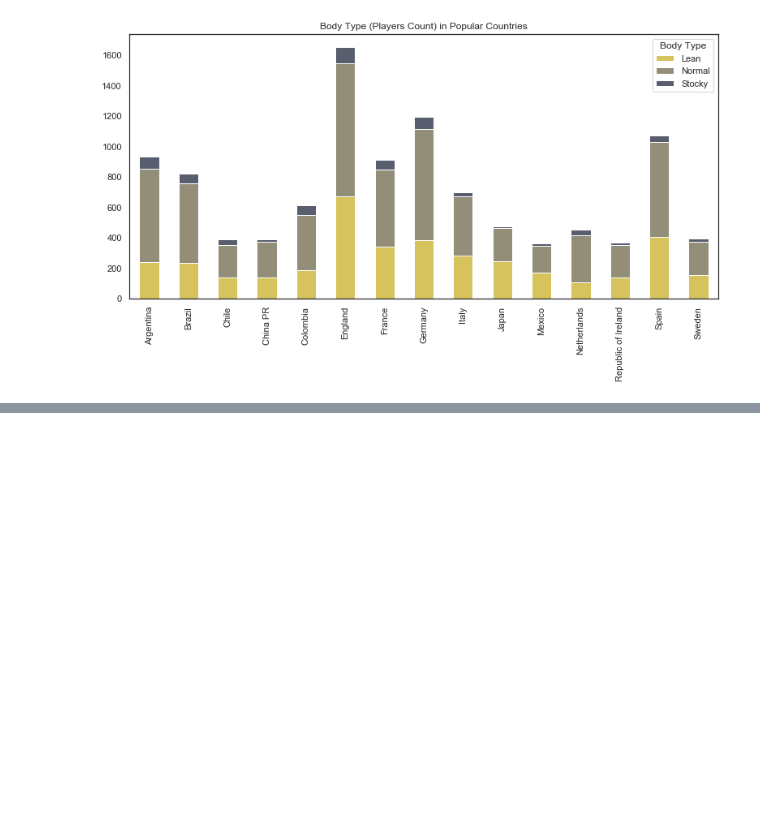
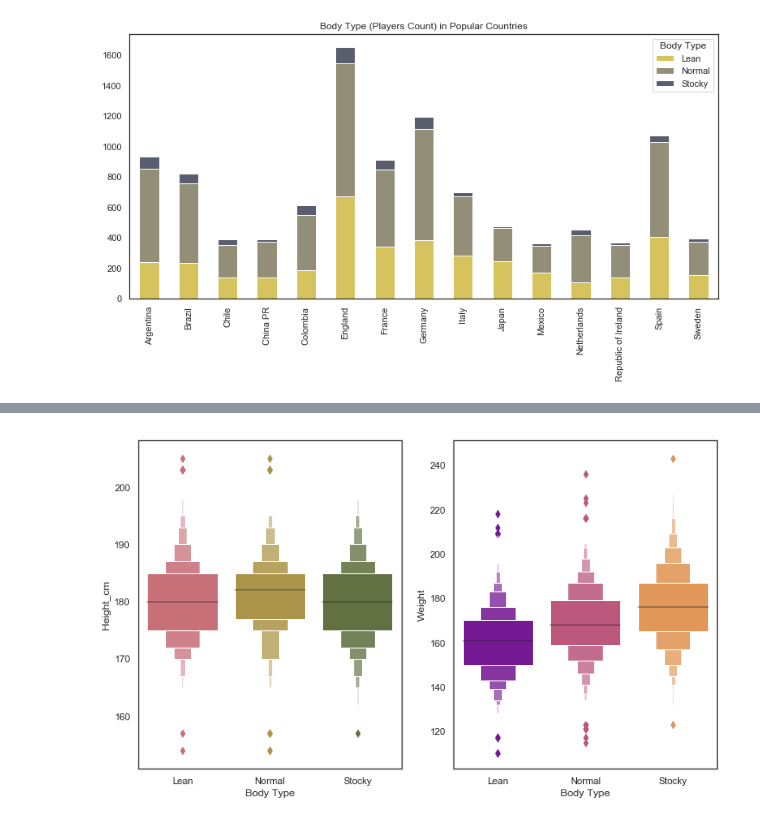
Before and after one commit to JakubPluta/EDA-ML, a Jupyter notebook: Fifa 19 Overall EDA.ipynb, the cells around one changed output, grey strips where cells are left out. Saved outputs shown, nothing was run; the diff lists cells and outputs as text; code cells hidden in the pictures; blank space fills up the shorter version.

```diff
--- a/Fifa 19 Overall EDA.ipynb
+++ b/Fifa 19 Overall EDA.ipynb
@@ -318,0 +363,6 @@ plt.xlabel('');
+# %%
+f,ax = plt.subplots(1,2,figsize=(12,7))
+sns.boxenplot(y="Height_cm", x="Body Type", data=data,palette='tab20b_r',order=['Lean','Normal','Stocky'],ax=ax[0]);
+sns.boxenplot(y="Weight", x="Body Type", data=data,palette='plasma',order=['Lean','Normal','Stocky'],ax=ax[1]);
+# %% [output]
+[figure, added]
```
Also changed, not shown: parts of 11 cells of this notebook.
